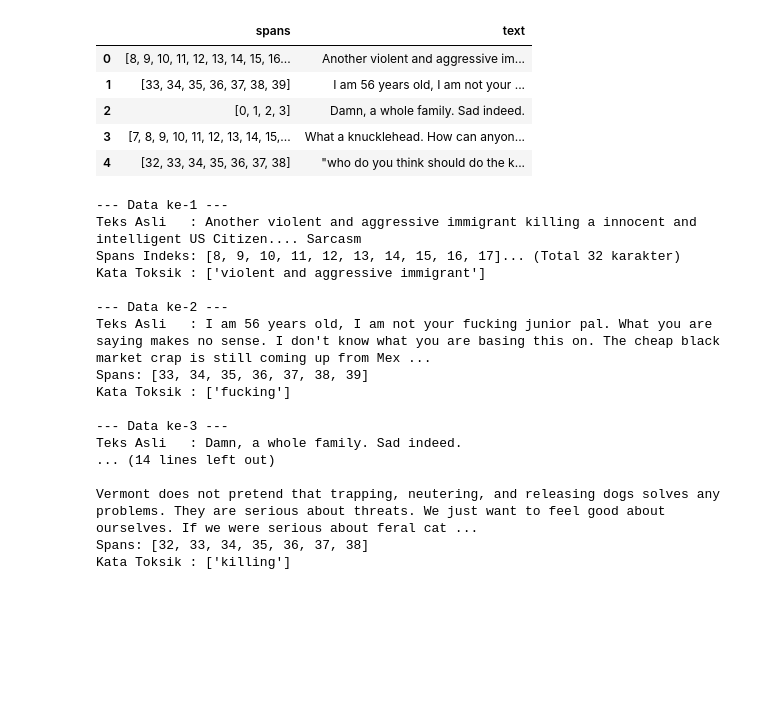
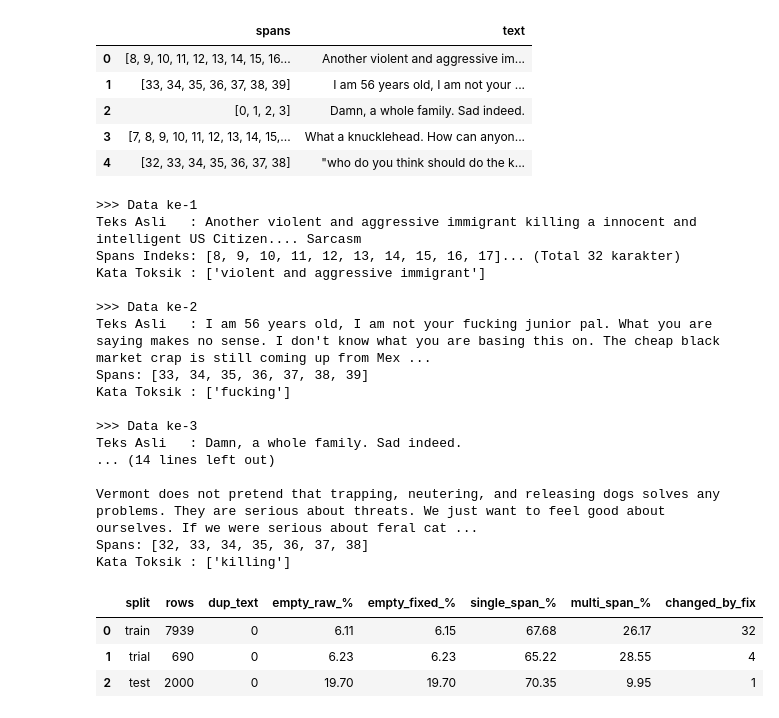
Before and after one commit to ivant8k/IF5153-Chat-Moderation, a Jupyter notebook: src/task_3/nb.ipynb, the cells around one changed output. Drawn from its saved outputs; the diff is of its cells as text; code cells hidden in the pictures; blank space fills up the shorter version.

```diff
--- a/src/task_3/nb.ipynb
+++ b/src/task_3/nb.ipynb
@@ -56,26 +56,63 @@ for i in range(5):
     row = df_train.iloc[i]
     toxic_words = extract_toxic_words(row["text"], row["spans"])
 
-    print(f"--- Data ke-{i+1} ---")
+    print(f">>> Data ke-{i+1}")
     print(f"Teks Asli   : {row['text']}")
     print(f"Spans Indeks: {row['spans'][:10]}... (Total {len(row['spans'])} karakter)" if len(row['spans']) > 10 else f"Spans: {row['spans']}")
     print(f"Kata Toksik : {toxic_words}")
     print()
 # %% [output]
---- Data ke-1 ---
+>>> Data ke-1
 Teks Asli   : Another violent and aggressive immigrant killing a innocent and intelligent US Citizen.... Sarcasm
 Spans Indeks: [8, 9, 10, 11, 12, 13, 14, 15, 16, 17]... (Total 32 karakter)
 Kata Toksik : ['violent and aggressive immigrant']
 
---- Data ke-2 ---
+>>> Data ke-2
 Teks Asli   : I am 56 years old, I am not your fucking junior pal. What you are saying makes no sense. I don't know what you are basing this on. The cheap black market crap is still coming up from Mex ...
 Spans: [33, 34, 35, 36, 37, 38, 39]
 Kata Toksik : ['fucking']
 
---- Data ke-3 ---
+>>> Data ke-3
 Teks Asli   : Damn, a whole family. Sad indeed.
 ... (14 lines left out)
 
 Vermont does not pretend that trapping, neutering, and releasing dogs solves any problems. They are serious about threats. We just want to feel good about ourselves. If we were serious about feral cat ...
 Spans: [32, 33, 34, 35, 36, 37, 38]
 Kata Toksik : ['killing']
+# %%
+import sys
+from pathlib import Path
+
+sys.path.insert(0, "../../data/raw/semeval2021/evaluation")
+from fix_spans import _contiguous_ranges, fix_spans
+
+EDA_DIR = Path("../../outputs/task_3/results/eda")
+EDA_DIR.mkdir(parents=True, exist_ok=True)
+
+splits = {"train": df_train, "trial": df_trial, "test": df_test}
+rows = []
+for name, df in splits.items():
+    assert df["text"].notna().all() and df["spans"].notna().all()
+    assert all(0 <= i < len(t) for t, s in zip(df["text"], df["spans"]) for i in s)
+    df["fixed_spans"] = [fix_spans(s, t) for t, s in zip(df["text"], df["spans"])]
+    ranges = [_contiguous_ranges(s) for s in df["fixed_spans"]]
+    n = len(df)
+    rows.append({
+        "split": name,
+        "rows": n,
+        "dup_text": int(df["text"].duplicated().sum()),
+        "empty_raw_%": round(100 * (df["spans"].str.len() == 0).mean(), 2),
+        "empty_fixed_%": round(100 * (df["fixed_spans"].str.len() == 0).mean(), 2),
+        "single_span_%": round(100 * sum(len(r) == 1 for r in ranges) / n, 2),
+        "multi_span_%": round(100 * sum(len(r) >= 2 for r in ranges) / n, 2),
+        "changed_by_fix": sum(sorted(a) != sorted(b) for a, b in zip(df["spans"], df["fixed_spans"])),
+    })
+
+summary_df = pd.DataFrame(rows)
+summary_df.to_csv(EDA_DIR / "summary.csv", index=False)
+summary_df
+# %% [output]
+|  | split | rows | dup_text | empty_raw_% | empty_fixed_% | single_span_% | multi_span_% | changed_by_fix |
+| 0 | train | 7939 | 0 | 6.11 | 6.15 | 67.68 | 26.17 | 32 |
+| 1 | trial | 690 | 0 | 6.23 | 6.23 | 65.22 | 28.55 | 4 |
+| 2 | test | 2000 | 0 | 19.70 | 19.70 | 70.35 | 9.95 | 1 |
```
Also changed, not shown: parts of 3 cells of this notebook, 2 other files.
